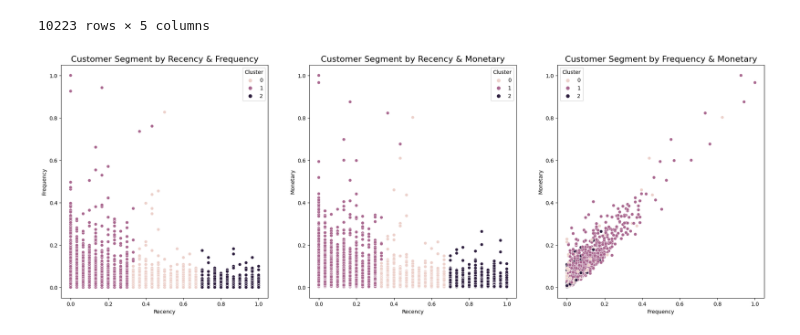
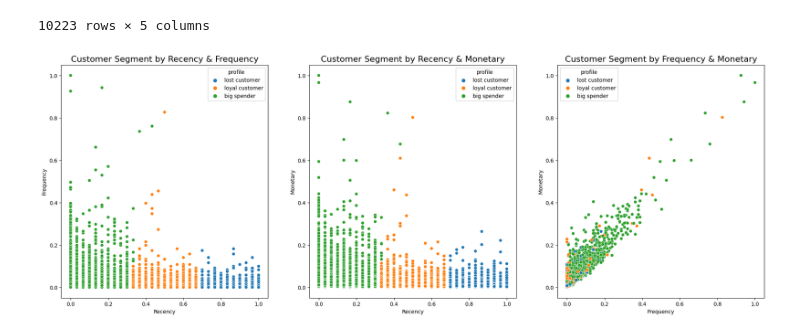
Before and after one commit to SalimHidayatullah/Customer-Segmentation-Using-K-Means-Clustering-and-RFM-Models, a Jupyter notebook: main.ipynb, the cells around one changed output. Cells and saved outputs as stored; diff of their text form; code cells hidden in the pictures.

```diff
--- a/main.ipynb
+++ b/main.ipynb
@@ -735,40 +735,40 @@ df_scaled
 | 10222 | 0.066667 | 0.024793 | 0.022943 | 1 | big spender |
 10223 rows × 5 columns
 # %%
-#Visualisasi hasil Clustering menggunakan Metode Elbow
+#Visualisasi hasil clustering menggunakan Metode Elbow
 
 plt.figure(figsize=(24,8))
 
 plt.subplot(131)
 sns.scatterplot(
     x = df_scaled['recency'],
     y = df_scaled['frequency'],
-    hue= df_scaled['Cluster']
+    hue= df_scaled['profile']
 )
 plt.title('Customer Segment by Recency & Frequency',fontsize=16)
 plt.xlabel('Recency')
 plt.ylabel ('Frequency')
 
 plt.subplot(132)
 sns.scatterplot(
     x = df_scaled['recency'],
     y = df_scaled['monetary'],
-    hue= df_scaled['Cluster']
+    hue= df_scaled['profile']
 )
 plt.title('Customer Segment by Recency & Monetary',fontsize=16)
 plt.xlabel('Recency')
 plt.ylabel ('Monetary')
 
 plt.subplot(133)
 sns.scatterplot(
     x = df_scaled['frequency'],
     y = df_scaled['monetary'],
-    hue= df_scaled['Cluster']
+    hue= df_scaled['profile']
 )
 plt.title('Customer Segment by Frequency & Monetary',fontsize=16)
 plt.xlabel('Frequency')
 plt.ylabel ('Monetary')
 
 plt.show()
 # %% [output]
-[figure, old version]
+[figure, new version]
```
Also changed, not shown: parts of 3 cells of this notebook.
